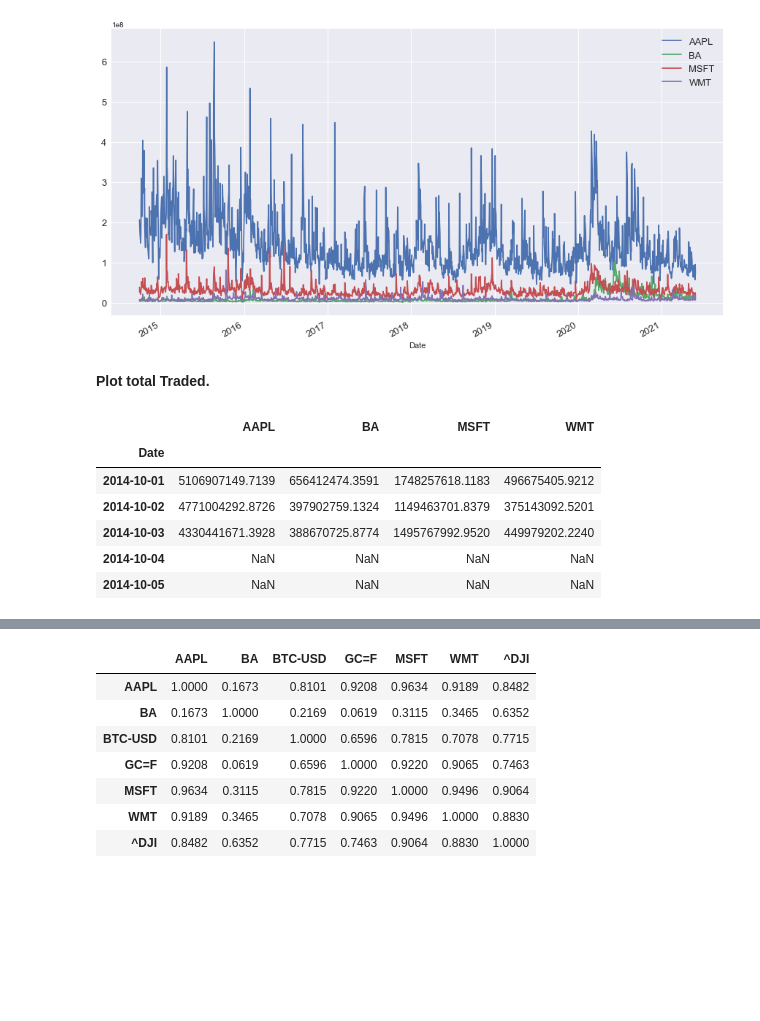
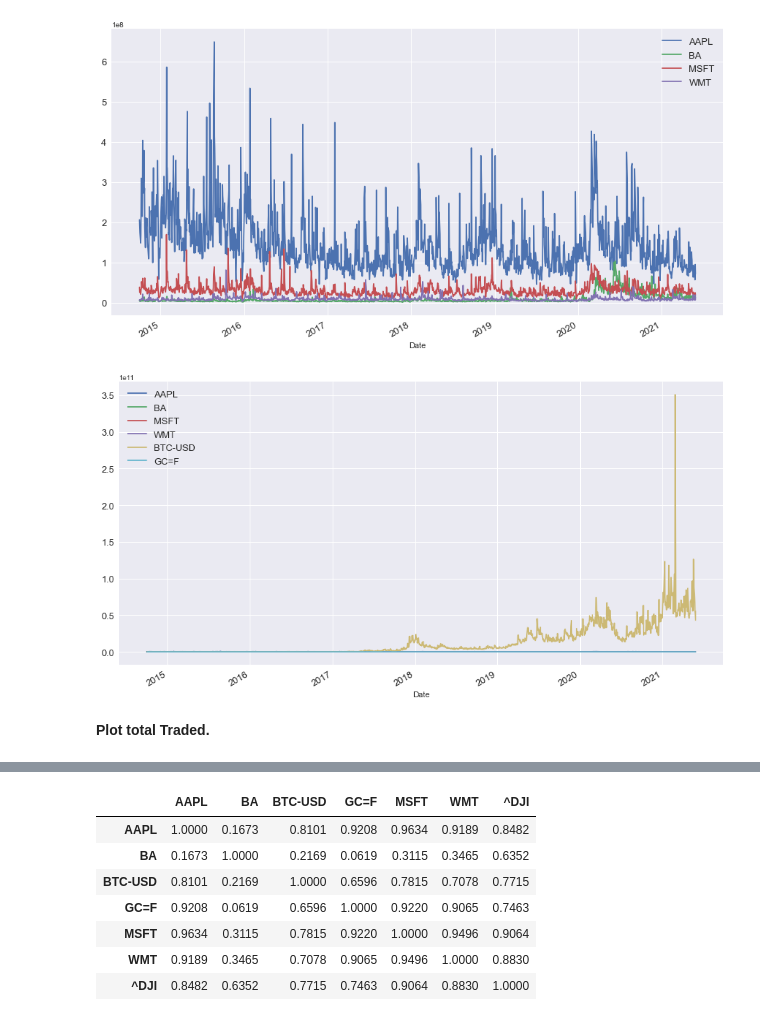
Before and after one commit to ntmai03/DataAnalysisProject, a Jupyter notebook: 06-QuantitativeFinance/01-FundamentalAnalysis.ipynb, the cells around one changed output, grey strips where cells are left out. Cells and saved outputs as stored; diff of their text form; code cells hidden in the pictures; blank space fills up the shorter version.

```diff
--- a/06-QuantitativeFinance/01-FundamentalAnalysis.ipynb
+++ b/06-QuantitativeFinance/01-FundamentalAnalysis.ipynb
@@ -622,17 +616,13 @@ plt.legend(fontsize = 13)
 plt.show()
 # %% [output]
 [figure]
+# %%
+volume = df.Volume[['AAPL','BA','MSFT','WMT','BTC-USD','GC=F']].copy()
+volume.dropna().plot(figsize = (15, 8), fontsize = 13)
+plt.legend(fontsize = 13)
+plt.show()
+# %% [output]
+[figure, added]
 # %% [markdown]
 **Plot total Traded.**
-# %%
-total_traded = close[['AAPL','BA','MSFT','WMT']] * volume
-total_traded.head()
-# %% [output]
-|  | AAPL | BA | MSFT | WMT |
-| Date |  |  |  |  |
-| 2014-10-01 | 5106907149.7139 | 656412474.3591 | 1748257618.1183 | 496675405.9212 |
-| 2014-10-02 | 4771004292.8726 | 397902759.1324 | 1149463701.8379 | 375143092.5201 |
-| 2014-10-03 | 4330441671.3928 | 388670725.8774 | 1495767992.9520 | 449979202.2240 |
-| 2014-10-04 | NaN | NaN | NaN | NaN |
-| 2014-10-05 | NaN | NaN | NaN | NaN |
 # %%
```
Also changed, not shown: parts of 48 cells of this notebook, 1 other file.
